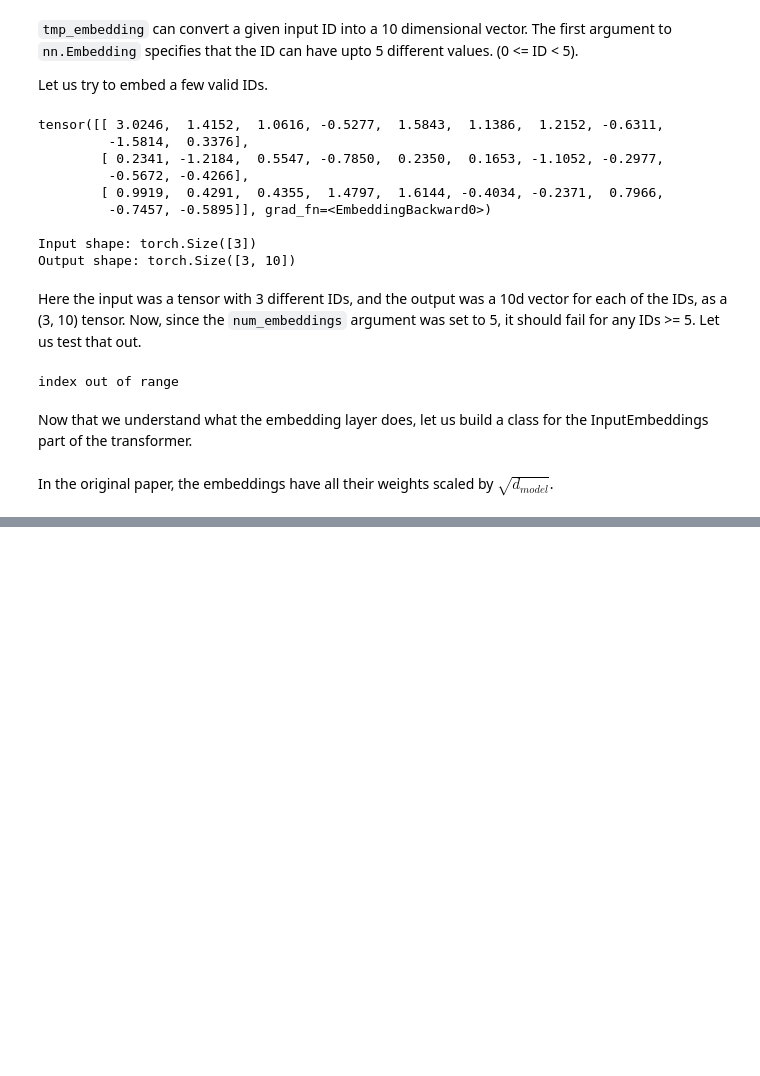
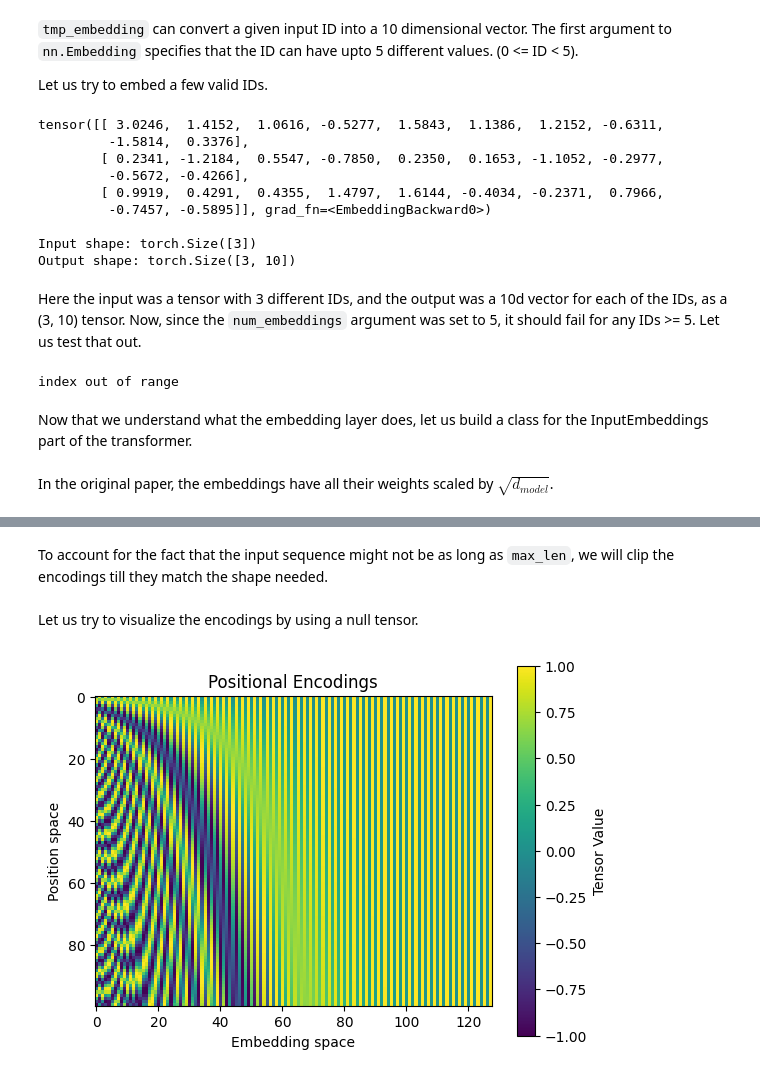
Before and after one commit to Seudonym/llm-from-scratch, a Jupyter notebook: notebook.ipynb, the cells around one changed output, grey strips where cells are left out. Drawn from its saved outputs; the diff is of its cells as text; code cells hidden in the pictures; blank space fills up the shorter version.

Commit message:
implement positional encodings

```diff
--- a/notebook.ipynb
+++ b/notebook.ipynb
@@ -73,0 +112,41 @@ In the original paper, the embeddings have all their weights scaled by $\sqrt{d_
+# %%
+class PositionalEncoding(nn.Module):
+    def __init__(self, d_model: int, max_len: int):
+        super().__init__()
+        position = torch.arange(max_len).unsqueeze(1)
+        log_10000 = np.log(10000.0)
+
+        div_term = torch.exp(-torch.arange(0, d_model, 2).float() * (log_10000 / d_model))
+        encoding = position * div_term
+
+        # dim1 here is batch_size. setting it to 1 so that broadcasting works with batches
+        pe = torch.zeros(max_len, 1, d_model)
+        pe[:, 0, 0::2] = torch.sin(encoding)
+        pe[:, 0, 1::2] = torch.cos(encoding)
+
+        self.register_buffer('pe', pe)
+# %% [markdown]
+To account for the fact that the input sequence might not be as long as `max_len`, we will clip the encodings till they match the shape needed.
+# %%
+def forward(self, x: torch.Tensor):
+    x = x + self.pe[:x.shape[0]]
+    return x
+
+PositionalEncoding.forward = forward
+# %% [markdown]
+Let us try to visualize the encodings by using a null tensor.
+# %%
+tmp_max_len = 128
+tmp_d_model = 128
+tmp_PE = PositionalEncoding(tmp_d_model, tmp_max_len)
+tmp_x = torch.zeros(100, tmp_d_model)
+tmp_y = tmp_PE(tmp_x)
+# %%
+plt.title("Positional Encodings")
+plt.xlabel("Embedding space")
+plt.ylabel("Position space")
+plt.imshow(tmp_y[:, 0, :], cmap='viridis')
+plt.colorbar(label='Tensor Value')
+plt.show()
+# %% [output]
+[figure, added]
```
Also changed, not shown: parts of 7 cells of this notebook, 2 other files.
